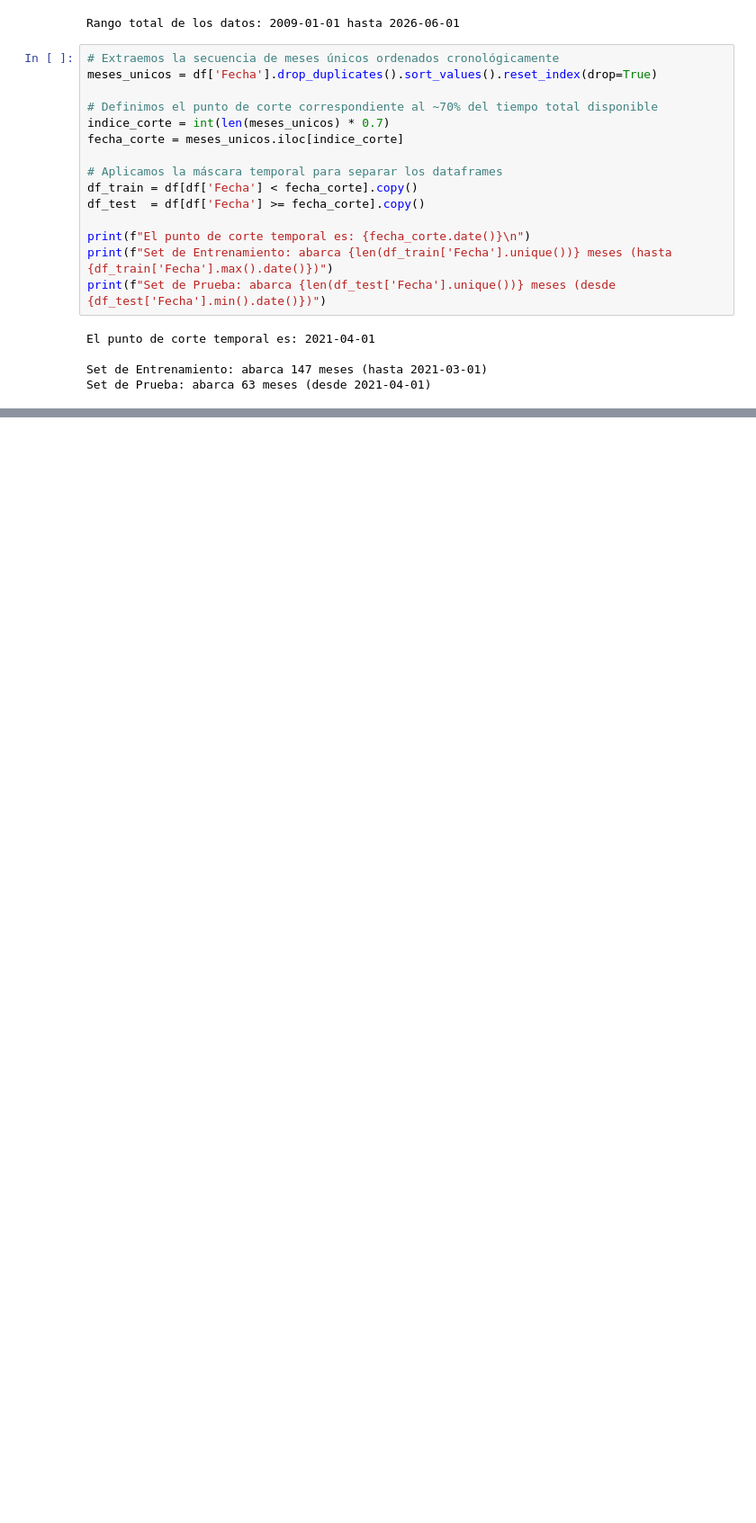
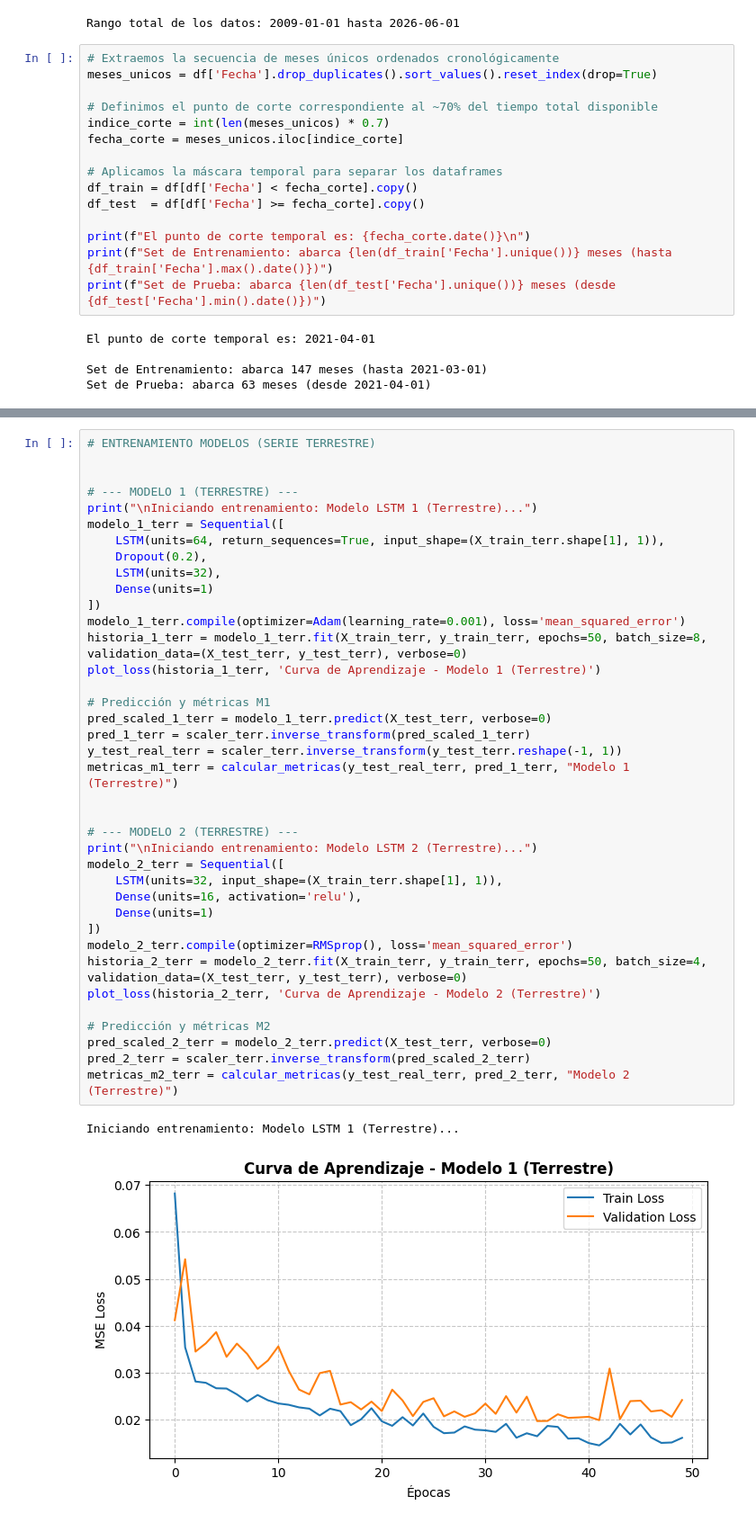
Before and after one commit to GAOV314/Laboratorio2_DataScience, a Jupyter notebook: LSTM_deepLearning.ipynb, the cells around one changed output, grey strips where cells are left out. Shown at 90% size. Drawn from its saved outputs; the diff is of its cells as text; blank space fills up the shorter version.

```diff
--- a/LSTM_deepLearning.ipynb
+++ b/LSTM_deepLearning.ipynb
@@ -313,0 +527,41 @@ Evidencia Numérica (Alto margen de error): El modelo LSTM obtuvo un RMSE de 103
+# %%
+# ENTRENAMIENTO MODELOS (SERIE TERRESTRE)
+
+
+# --- MODELO 1 (TERRESTRE) ---
+print("\nIniciando entrenamiento: Modelo LSTM 1 (Terrestre)...")
+modelo_1_terr = Sequential([
+    LSTM(units=64, return_sequences=True, input_shape=(X_train_terr.shape[1], 1)),
+    Dropout(0.2),
+    LSTM(units=32),
+    Dense(units=1)
+])
+modelo_1_terr.compile(optimizer=Adam(learning_rate=0.001), loss='mean_squared_error')
+historia_1_terr = modelo_1_terr.fit(X_train_terr, y_train_terr, epochs=50, batch_size=8, validation_data=(X_test_terr, y_test_terr), verbose=0)
+plot_loss(historia_1_terr, 'Curva de Aprendizaje - Modelo 1 (Terrestre)')
+
+# Predicción y métricas M1
+pred_scaled_1_terr = modelo_1_terr.predict(X_test_terr, verbose=0)
+pred_1_terr = scaler_terr.inverse_transform(pred_scaled_1_terr)
+y_test_real_terr = scaler_terr.inverse_transform(y_test_terr.reshape(-1, 1))
+metricas_m1_terr = calcular_metricas(y_test_real_terr, pred_1_terr, "Modelo 1 (Terrestre)")
+
+
+# --- MODELO 2 (TERRESTRE) ---
+print("\nIniciando entrenamiento: Modelo LSTM 2 (Terrestre)...")
+modelo_2_terr = Sequential([
+    LSTM(units=32, input_shape=(X_train_terr.shape[1], 1)),
+    Dense(units=16, activation='relu'),
+    Dense(units=1)
+])
+modelo_2_terr.compile(optimizer=RMSprop(), loss='mean_squared_error')
+historia_2_terr = modelo_2_terr.fit(X_train_terr, y_train_terr, epochs=50, batch_size=4, validation_data=(X_test_terr, y_test_terr), verbose=0)
+plot_loss(historia_2_terr, 'Curva de Aprendizaje - Modelo 2 (Terrestre)')
+
+# Predicción y métricas M2
+pred_scaled_2_terr = modelo_2_terr.predict(X_test_terr, verbose=0)
+pred_2_terr = scaler_terr.inverse_transform(pred_scaled_2_terr)
+metricas_m2_terr = calcular_metricas(y_test_real_terr, pred_2_terr, "Modelo 2 (Terrestre)")
+# %% [output]
+Iniciando entrenamiento: Modelo LSTM 1 (Terrestre)...
+[figure, added]
```
Also changed, not shown: parts of 50 cells of this notebook.
